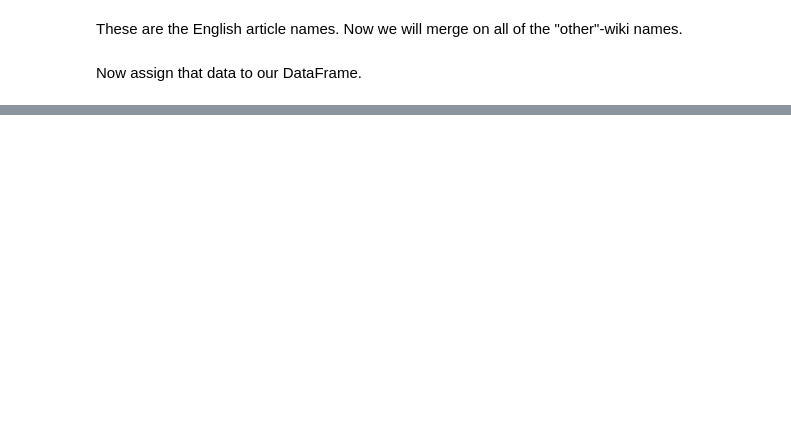
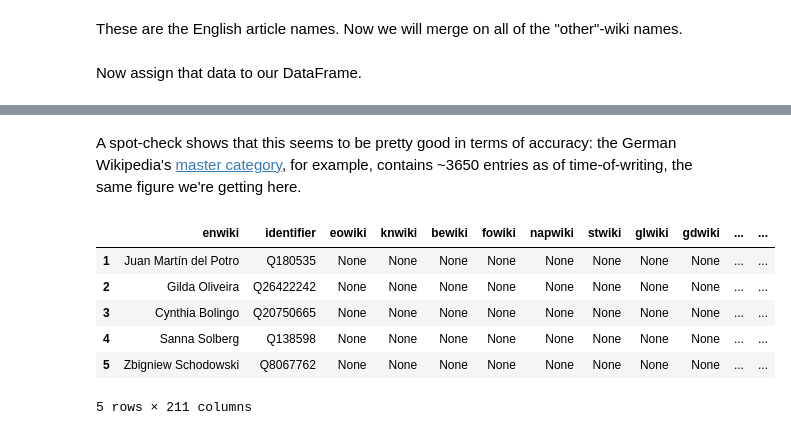
Before and after one commit to ResidentMario/olympian-pageviews, a Jupyter notebook: data-munging.ipynb, the cells around one changed output, grey strips where cells are left out. Saved outputs shown, nothing was run; the diff lists cells and outputs as text; code cells hidden in the pictures; blank space fills up the shorter version.

```diff
--- a/data-munging.ipynb
+++ b/data-munging.ipynb
@@ -215,0 +249,12 @@ from mwviews.api import PageviewsClient
+# %% [markdown]
+A spot-check shows that this seems to be pretty good in terms of accuracy: the German Wikipedia's [master category](https://de.wikipedia.org/wiki/Kategorie:Teilnehmer_der_Olympischen_Sommerspiele_2016), for example, contains ~3650 entries as of time-of-writing, the same figure we're getting here.
+# %%
+rio_f.head(5)
+# %% [output]
+|  | enwiki | identifier | eowiki | knwiki | bewiki | fowiki | napwiki | stwiki | glwiki | gdwiki | ... | ... |
+| 1 | Juan Martín del Potro | Q180535 | None | None | None | None | None | None | None | None | ... | ... |
+| 2 | Gilda Oliveira | Q26422242 | None | None | None | None | None | None | None | None | ... | ... |
+| 3 | Cynthia Bolingo | Q20750665 | None | None | None | None | None | None | None | None | ... | ... |
+| 4 | Sanna Solberg | Q138598 | None | None | None | None | None | None | None | None | ... | ... |
+| 5 | Zbigniew Schodowski | Q8067762 | None | None | None | None | None | None | None | None | ... | ... |
+5 rows × 211 columns
```
Also changed, not shown: parts of 51 cells of this notebook, 1 other file.
